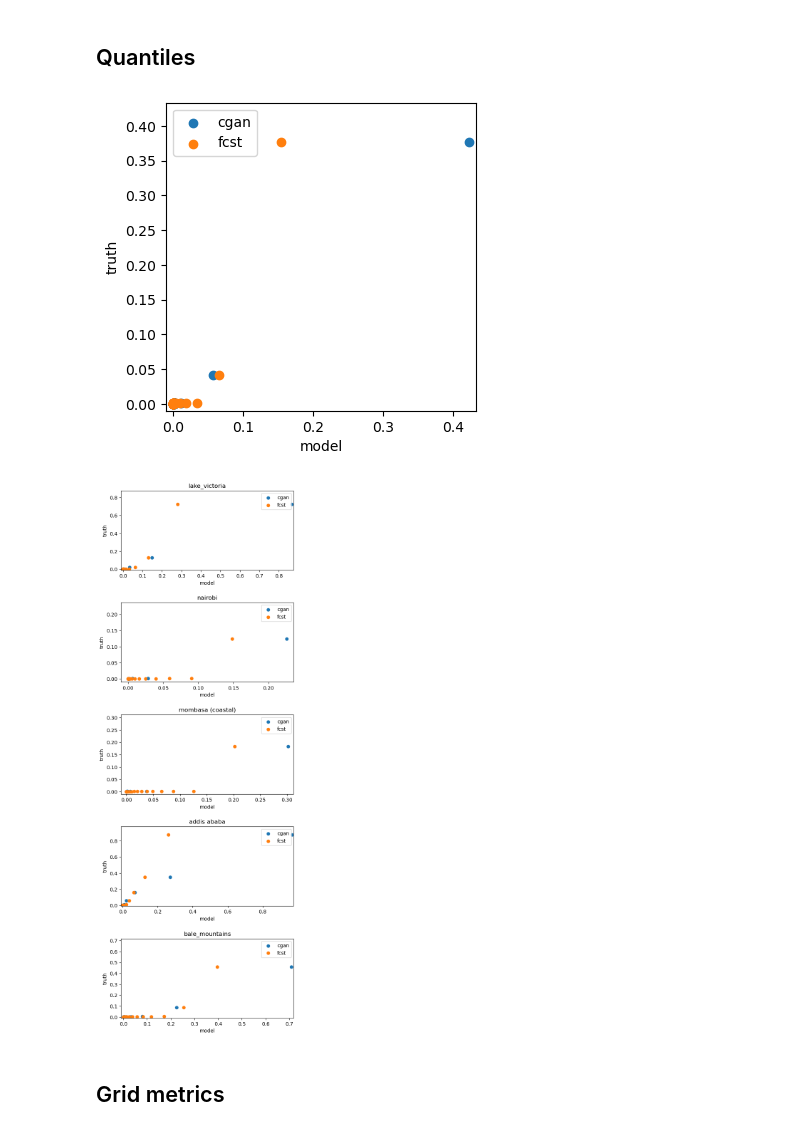
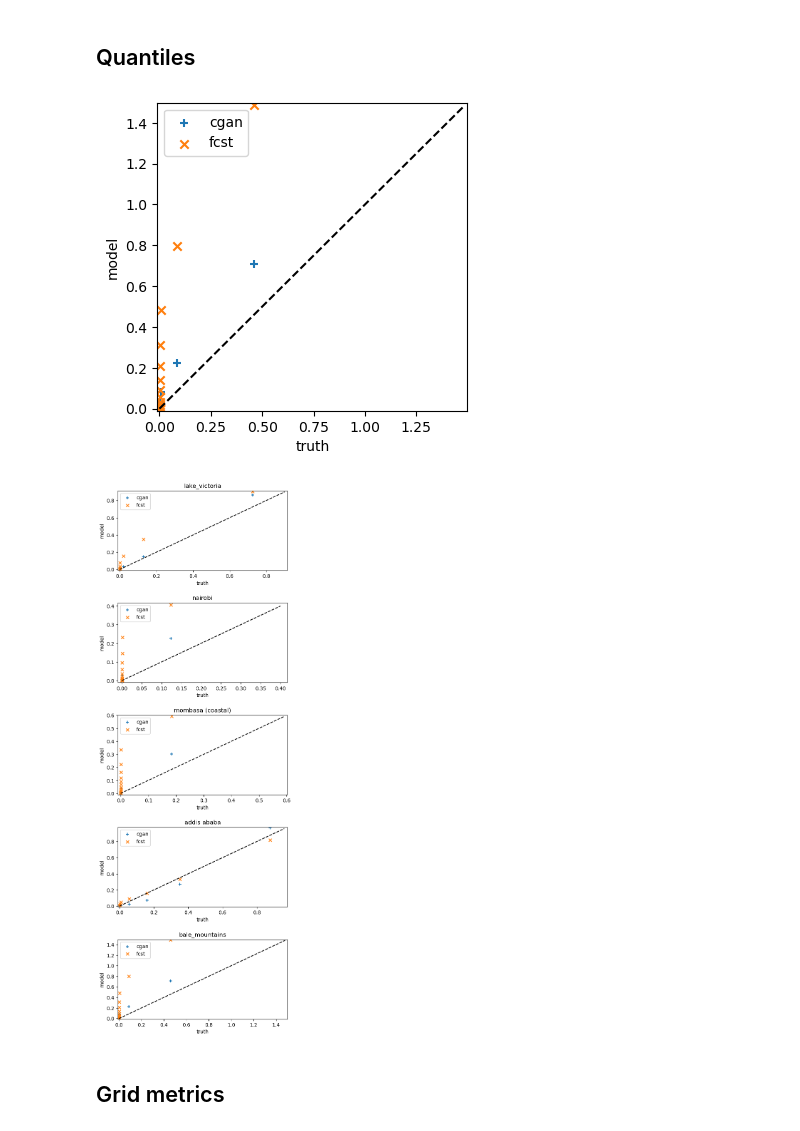
Before and after one commit to mlangguth89/downscaling-cgan, a Jupyter notebook: notebooks/plot_cgan_metrics.ipynb, the cells around one changed output. Cells and saved outputs as stored; diff of their text form; code cells hidden in the pictures.

```diff
--- a/notebooks/plot_cgan_metrics.ipynb
+++ b/notebooks/plot_cgan_metrics.ipynb
@@ -63 +62,6 @@ dates[0]
+# %%
+## This is needed until code is fixed
+
+for n in range(fcst_array.shape[0]):
+    fcst_array[n,:,:] = denormalise(fcst_array[n,:,:])
 # %%
@@ -198,18 +201,19 @@ fcst_quantiles = np.quantile(fcst_array, quantile_boundaries)
 # %%
 fig, ax = plt.subplots(1,1, figsize=(4,4))
 
 max_val = max(max(truth_quantiles), max(sample_quantiles), max(fcst_quantiles))
 
-ax.scatter(sample_quantiles, truth_quantiles, label='cgan')
-ax.scatter(fcst_quantiles, truth_quantiles, label='fcst')
-ax.set_ylabel('truth')
-ax.set_xlabel('model')
+ax.scatter(truth_quantiles, sample_quantiles, marker='+', label='cgan')
+ax.scatter(truth_quantiles, fcst_quantiles, marker='x', label='fcst')
+ax.plot(np.arange(0,max_val, 0.01), np.arange(0,max_val, 0.01), 'k--')
+ax.set_xlabel('truth')
+ax.set_ylabel('model')
 ax.set_xlim([-0.01, max_val + 0.01])
 ax.set_ylim([-0.01, max_val + 0.01])
 ax.legend()
 plt.savefig('cgan_metrics/quantiles_total.png')
 # %% [output]
-[figure, old version]
+[figure, new version]
 # %%
 # Quantiles for different areas
 quantile_boundaries = np.arange(0, 1, 1/20)
@@ -227,10 +231,11 @@ for n, (area, area_range) in enumerate(special_areas.items()):
 
     max_val = max(max(truth_quantiles), max(sample_quantiles), max(fcst_quantiles))
 
-    ax[n].scatter(sample_quantiles, truth_quantiles, label='cgan', '+')
-    ax[n].scatter(fcst_quantiles, truth_quantiles, label='fcst')
-    ax[n].set_ylabel('truth')
-    ax[n].set_xlabel('model')
+    ax[n].scatter(truth_quantiles, sample_quantiles, marker='+', label='cgan')
+    ax[n].scatter(truth_quantiles, fcst_quantiles, marker='x', label='fcst')
+    ax[n].plot(np.arange(0,max_val, 0.01), np.arange(0,max_val, 0.01), 'k--')
+    ax[n].set_xlabel('truth')
+    ax[n].set_ylabel('model')
     ax[n].set_title(area)
     ax[n].set_xlim([-0.01, max_val + 0.01])
     ax[n].set_ylim([-0.01, max_val + 0.01])
@@ -239,7 +244,7 @@ for n, (area, area_range) in enumerate(special_areas.items()):
 fig.tight_layout(pad=2.0)
 plt.savefig('cgan_metrics/quantiles_area.png')
 # %% [output]
-[figure, old version]
+[figure, new version]
 # %% [markdown]
 ## Grid metrics
 # %%
```
Also changed, not shown: parts of 11 cells of this notebook, 4 other files.
